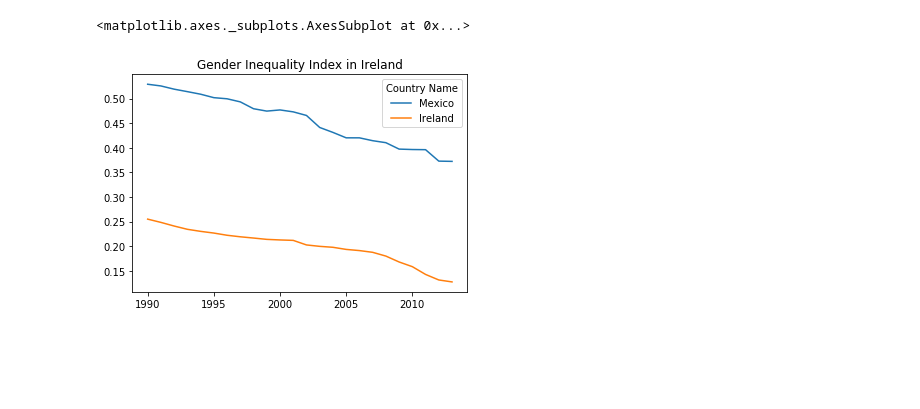
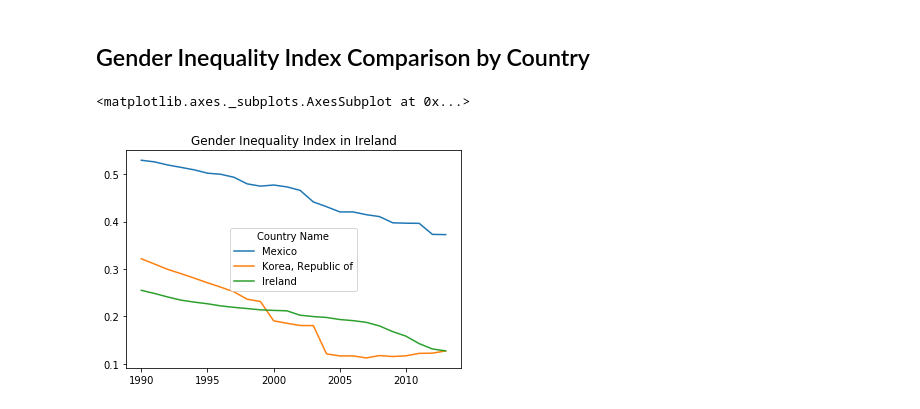
Before and after one commit to david-weir/neueda_hackathon, a Jupyter notebook: Hackathon/Hackathon.ipynb, the cells around one changed output. Saved outputs shown, nothing was run; the diff lists cells and outputs as text; code cells hidden in the pictures; blank space fills up the shorter version.

Commit message:
yay 2 graphs

```diff
--- a/Hackathon/Hackathon.ipynb
+++ b/Hackathon/Hackathon.ipynb
@@ -21,10 +21,14 @@ df_gender_GDI = df_gender[df_gender['Indicator Code'] == 'GE_GDI']
 # %%
 #df_gdp.dtypes
 df_gdp = df_gdp.drop(columns=['Unnamed: 65'])
+# %% [markdown]
+## Gender Inequality Index Comparison by Country
 # %%
-df_gender_GII_Ireland = df_gender_GII[(df_gender_GII.index == 'Ireland') | (df_gender_GII.index == 'Mexico') | (df_gender_GII.index == '')].T.drop(index=['Country Code', 'Indicator Name', 'Indicator Code', 'Attribute'])
+df_gender_GII_clean = df_gender_GII.T.drop(index=['Country Code', 'Indicator Name', 'Indicator Code', 'Attribute'])
 
-df_gender_GII_Ireland.plot(title = 'Gender Inequality Index in Ireland', )
+df_gender_GII_by_country = df_gender_GII[(df_gender_GII.index == 'Ireland') | (df_gender_GII.index == 'Mexico') | (df_gender_GII.index == 'Korea, Republic of')].T.drop(index=['Country Code', 'Indicator Name', 'Indicator Code', 'Attribute'])
+
+df_gender_GII_by_country.plot(title = 'Gender Inequality Index in Ireland')
 # %% [output]
 <matplotlib.axes._subplots.AxesSubplot at 0x...>
-[figure, old version]
+[figure, new version]
```
Also changed, not shown: parts of 2 cells of this notebook.
